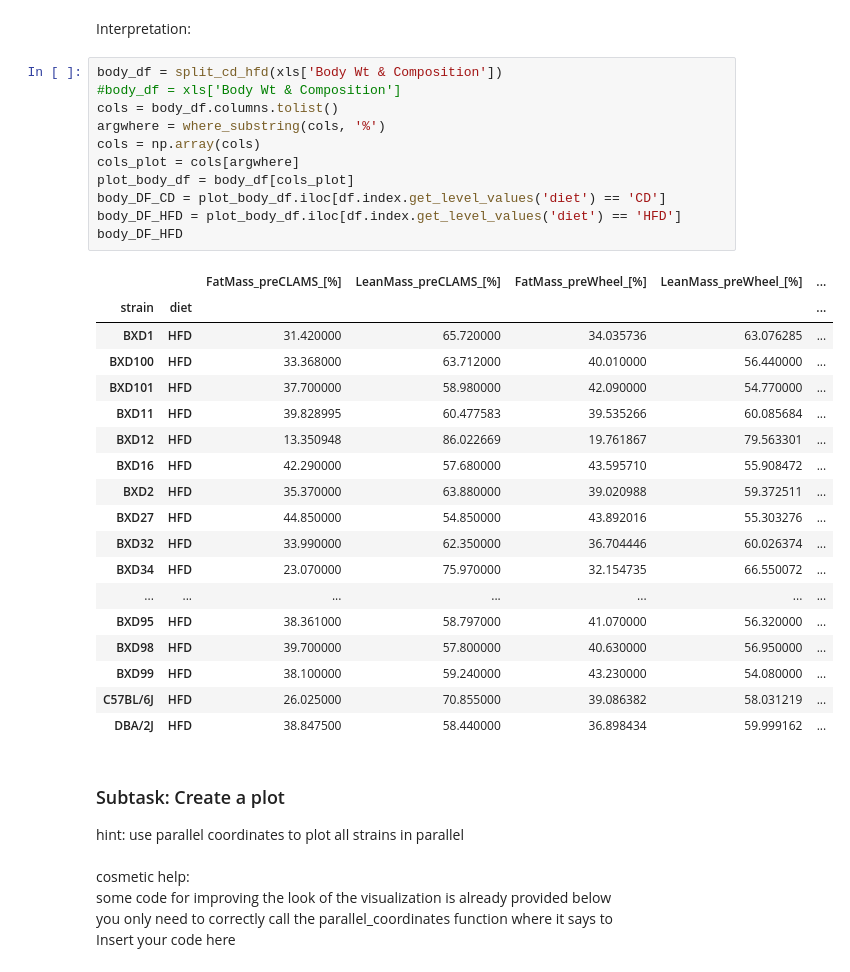
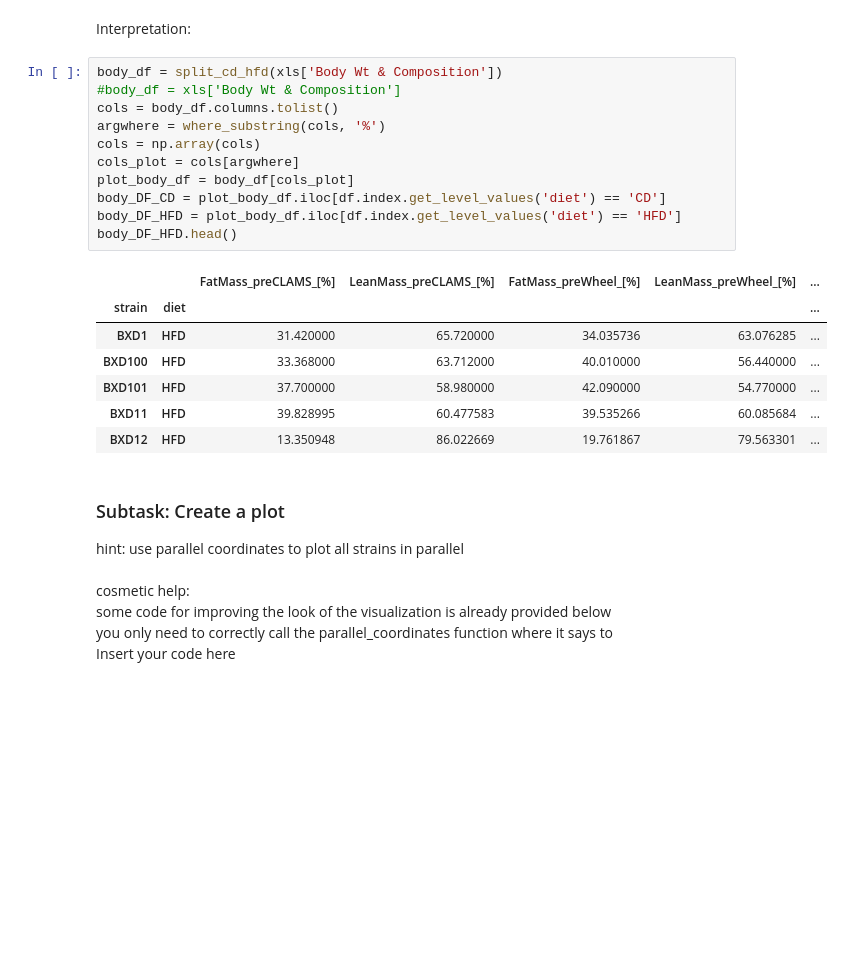
Before and after one commit to Osrip/Integrated_Bioinformatics, a Jupyter notebook: IntegratedBioinformatics/notebooks/Day2_Exploratory_Analysis.ipynb, the cells around one changed output. Drawn from its saved outputs; the diff is of its cells as text; blank space fills up the shorter version.

```diff
--- a/IntegratedBioinformatics/notebooks/Day2_Exploratory_Analysis.ipynb
+++ b/IntegratedBioinformatics/notebooks/Day2_Exploratory_Analysis.ipynb
@@ -492,33 +458,22 @@ Interpretation:
 # %%
 body_df = split_cd_hfd(xls['Body Wt & Composition'])
 #body_df = xls['Body Wt & Composition']
 cols = body_df.columns.tolist()
 argwhere = where_substring(cols, '%')
 cols = np.array(cols)
 cols_plot = cols[argwhere]
 plot_body_df = body_df[cols_plot]
 body_DF_CD = plot_body_df.iloc[df.index.get_level_values('diet') == 'CD']
 body_DF_HFD = plot_body_df.iloc[df.index.get_level_values('diet') == 'HFD']
-body_DF_HFD
+body_DF_HFD.head()
 # %% [output]
 |  |  | FatMass_preCLAMS_[%] | LeanMass_preCLAMS_[%] | FatMass_preWheel_[%] | LeanMass_preWheel_[%] | ... |
 | strain | diet |  |  |  |  | ... |
 | BXD1 | HFD | 31.420000 | 65.720000 | 34.035736 | 63.076285 | ... |
 | BXD100 | HFD | 33.368000 | 63.712000 | 40.010000 | 56.440000 | ... |
 | BXD101 | HFD | 37.700000 | 58.980000 | 42.090000 | 54.770000 | ... |
 | BXD11 | HFD | 39.828995 | 60.477583 | 39.535266 | 60.085684 | ... |
 | BXD12 | HFD | 13.350948 | 86.022669 | 19.761867 | 79.563301 | ... |
-| BXD16 | HFD | 42.290000 | 57.680000 | 43.595710 | 55.908472 | ... |
-| BXD2 | HFD | 35.370000 | 63.880000 | 39.020988 | 59.372511 | ... |
-| BXD27 | HFD | 44.850000 | 54.850000 | 43.892016 | 55.303276 | ... |
-| BXD32 | HFD | 33.990000 | 62.350000 | 36.704446 | 60.026374 | ... |
-| BXD34 | HFD | 23.070000 | 75.970000 | 32.154735 | 66.550072 | ... |
-| ... | ... | ... | ... | ... | ... | ... |
-| BXD95 | HFD | 38.361000 | 58.797000 | 41.070000 | 56.320000 | ... |
-| BXD98 | HFD | 39.700000 | 57.800000 | 40.630000 | 56.950000 | ... |
-| BXD99 | HFD | 38.100000 | 59.240000 | 43.230000 | 54.080000 | ... |
-| C57BL/6J | HFD | 26.025000 | 70.855000 | 39.086382 | 58.031219 | ... |
-| DBA/2J | HFD | 38.847500 | 58.440000 | 36.898434 | 59.999162 | ... |
 # %% [markdown]
 ### Subtask: Create a plot
 
```
Also changed, not shown: parts of 4 cells of this notebook, 1 other file.
